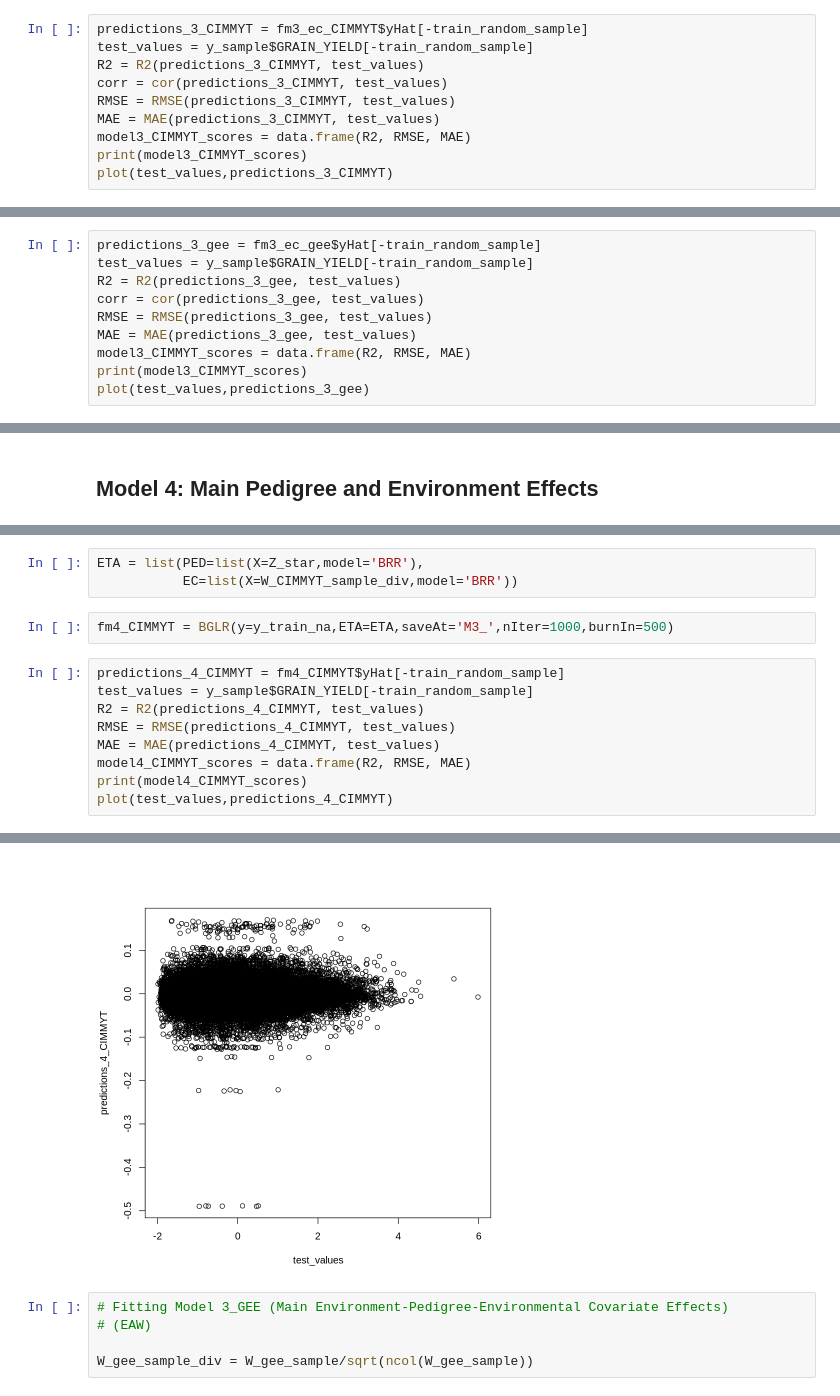
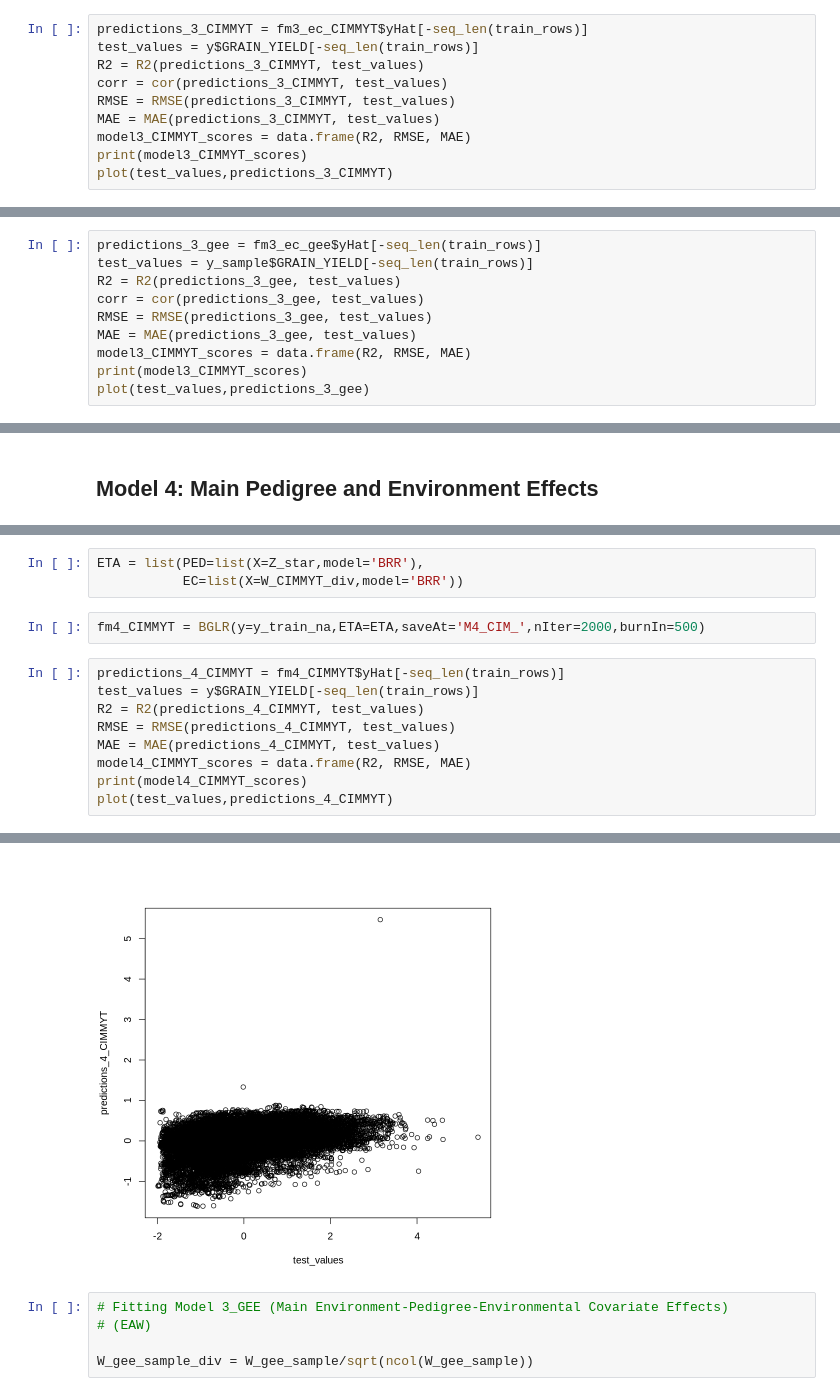
Before and after one commit to AaronScherf/gxe-gee-lmm, a Jupyter notebook: gxe_lmm_r.ipynb, the cells around one changed output, grey strips where cells are left out. Cells and saved outputs as stored; diff of their text form.

```diff
--- a/gxe_lmm_r.ipynb
+++ b/gxe_lmm_r.ipynb
@@ -355,6 +436,6 @@ fm3_ec_CIMMYT = BGLR(y=y_train_na,ETA=ETA,saveAt='M3_',nIter=1000,burnIn=500)
 # %%
-predictions_3_CIMMYT = fm3_ec_CIMMYT$yHat[-train_random_sample]
-test_values = y_sample$GRAIN_YIELD[-train_random_sample]
+predictions_3_CIMMYT = fm3_ec_CIMMYT$yHat[-seq_len(train_rows)]
+test_values = y$GRAIN_YIELD[-seq_len(train_rows)]
 R2 = R2(predictions_3_CIMMYT, test_values)
 corr = cor(predictions_3_CIMMYT, test_values)
 RMSE = RMSE(predictions_3_CIMMYT, test_values)
@@ -382,8 +455,8 @@ ETA = list(EC=list(X=W_gee_sample_div,model='BRR'))
 # %%
 fm3_ec_gee = BGLR(y=y_train_na,ETA=ETA,saveAt='M3_',nIter=500,burnIn=200)
 # %%
-predictions_3_gee = fm3_ec_gee$yHat[-train_random_sample]
-test_values = y_sample$GRAIN_YIELD[-train_random_sample]
+predictions_3_gee = fm3_ec_gee$yHat[-seq_len(train_rows)]
+test_values = y_sample$GRAIN_YIELD[-seq_len(train_rows)]
 R2 = R2(predictions_3_gee, test_values)
 corr = cor(predictions_3_gee, test_values)
 RMSE = RMSE(predictions_3_gee, test_values)
@@ -405,11 +476,11 @@ W_CIMMYT_sample_div = W_CIMMYT_sample/sqrt(ncol(W_CIMMYT_sample))
 # %%
 ETA = list(PED=list(X=Z_star,model='BRR'),
-           EC=list(X=W_CIMMYT_sample_div,model='BRR'))
+           EC=list(X=W_CIMMYT_div,model='BRR'))
 # %%
-fm4_CIMMYT = BGLR(y=y_train_na,ETA=ETA,saveAt='M3_',nIter=1000,burnIn=500)
+fm4_CIMMYT = BGLR(y=y_train_na,ETA=ETA,saveAt='M4_CIM_',nIter=2000,burnIn=500)
 # %%
-predictions_4_CIMMYT = fm4_CIMMYT$yHat[-train_random_sample]
-test_values = y_sample$GRAIN_YIELD[-train_random_sample]
+predictions_4_CIMMYT = fm4_CIMMYT$yHat[-seq_len(train_rows)]
+test_values = y$GRAIN_YIELD[-seq_len(train_rows)]
 R2 = R2(predictions_4_CIMMYT, test_values)
 RMSE = RMSE(predictions_4_CIMMYT, test_values)
 MAE = MAE(predictions_4_CIMMYT, test_values)
@@ -422,4 +493,4 @@ plot(test_values,predictions_4_CIMMYT)
-[figure, old version]
+[figure, new version]
 # %%
 # Fitting Model 3_GEE (Main Environment-Pedigree-Environmental Covariate Effects)
 # (EAW)
```
Also changed, not shown: parts of 54 cells of this notebook.
